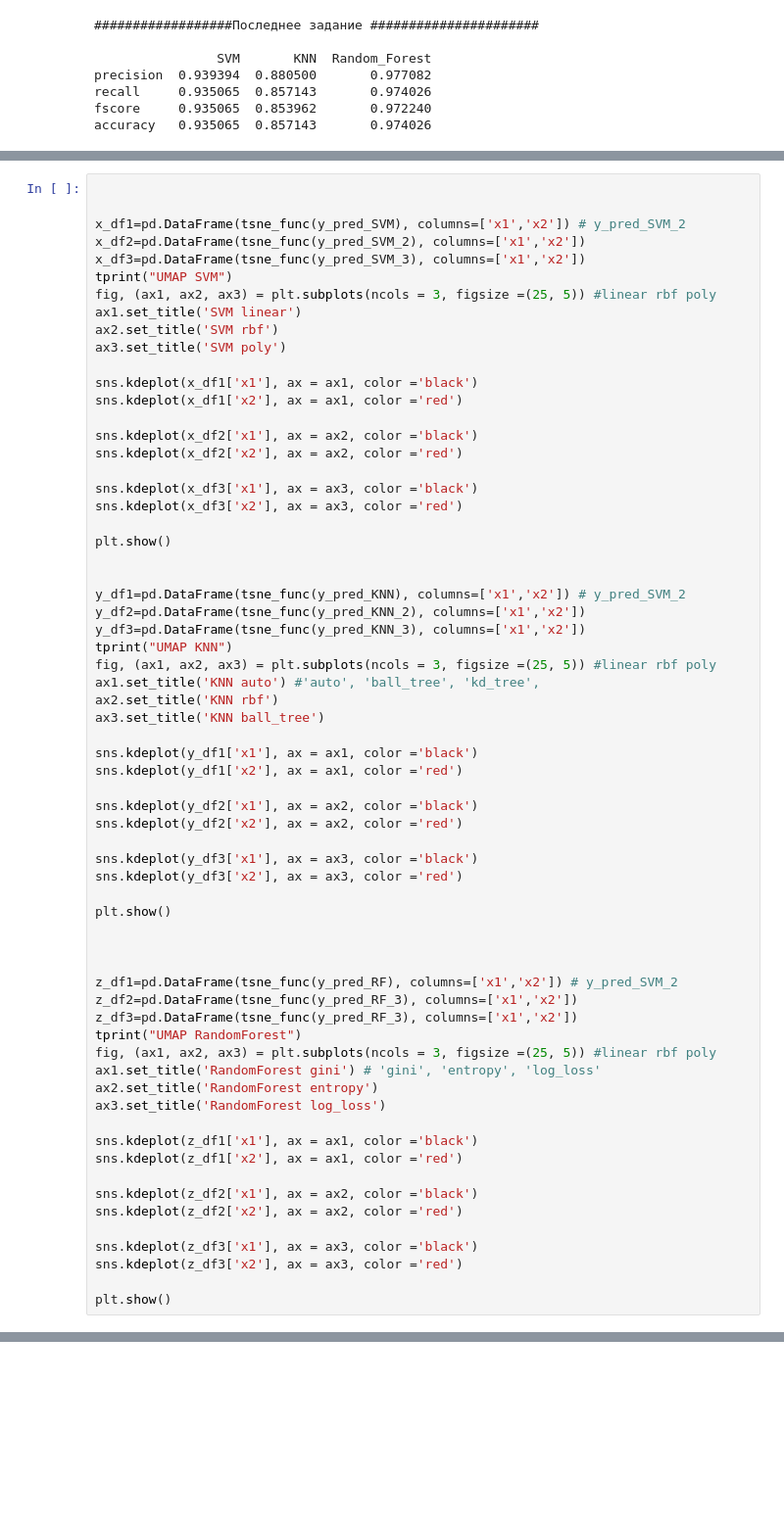
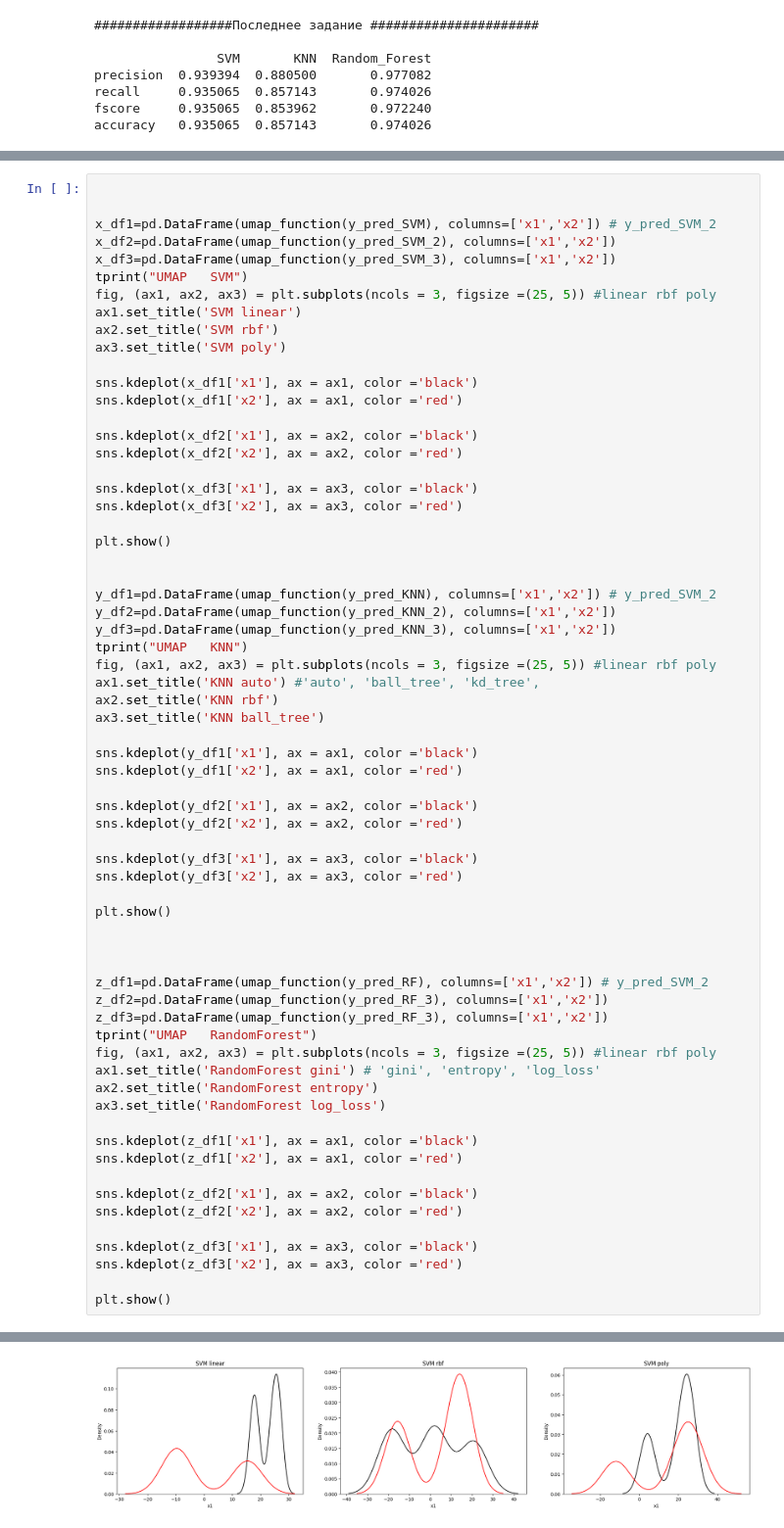
Before and after one commit to Raccoonn78/MagiCtr, a Jupyter notebook: Интеллектуальные системы и технологии/pr3/pr3.ipynb, the cells around one changed output, grey strips where cells are left out. Shown: that part at 98% size. Drawn from its saved outputs; the diff is of its cells as text; blank space fills up the shorter version.

```diff
--- a/Интеллектуальные системы и технологии/pr3/pr3.ipynb
+++ b/Интеллектуальные системы и технологии/pr3/pr3.ipynb
@@ -316,10 +316,10 @@ plt.show()
 # %%
 
 
-x_df1=pd.DataFrame(tsne_func(y_pred_SVM), columns=['x1','x2']) # y_pred_SVM_2
-x_df2=pd.DataFrame(tsne_func(y_pred_SVM_2), columns=['x1','x2'])
-x_df3=pd.DataFrame(tsne_func(y_pred_SVM_3), columns=['x1','x2'])
-tprint("UMAP SVM")
+x_df1=pd.DataFrame(umap_function(y_pred_SVM), columns=['x1','x2']) # y_pred_SVM_2
+x_df2=pd.DataFrame(umap_function(y_pred_SVM_2), columns=['x1','x2'])
+x_df3=pd.DataFrame(umap_function(y_pred_SVM_3), columns=['x1','x2'])
+tprint("UMAP   SVM")
 fig, (ax1, ax2, ax3) = plt.subplots(ncols = 3, figsize =(25, 5)) #linear rbf poly
 ax1.set_title('SVM linear')
 ax2.set_title('SVM rbf')
@@ -337,10 +337,10 @@ sns.kdeplot(x_df3['x2'], ax = ax3, color ='red')
 plt.show()
 
 
-y_df1=pd.DataFrame(tsne_func(y_pred_KNN), columns=['x1','x2']) # y_pred_SVM_2
-y_df2=pd.DataFrame(tsne_func(y_pred_KNN_2), columns=['x1','x2'])
-y_df3=pd.DataFrame(tsne_func(y_pred_KNN_3), columns=['x1','x2'])
-tprint("UMAP KNN")
+y_df1=pd.DataFrame(umap_function(y_pred_KNN), columns=['x1','x2']) # y_pred_SVM_2
+y_df2=pd.DataFrame(umap_function(y_pred_KNN_2), columns=['x1','x2'])
+y_df3=pd.DataFrame(umap_function(y_pred_KNN_3), columns=['x1','x2'])
+tprint("UMAP   KNN")
 fig, (ax1, ax2, ax3) = plt.subplots(ncols = 3, figsize =(25, 5)) #linear rbf poly
 ax1.set_title('KNN auto') #'auto', 'ball_tree', 'kd_tree',
 ax2.set_title('KNN rbf')
@@ -359,10 +359,10 @@ plt.show()
 
 
 
-z_df1=pd.DataFrame(tsne_func(y_pred_RF), columns=['x1','x2']) # y_pred_SVM_2
-z_df2=pd.DataFrame(tsne_func(y_pred_RF_3), columns=['x1','x2'])
-z_df3=pd.DataFrame(tsne_func(y_pred_RF_3), columns=['x1','x2'])
-tprint("UMAP RandomForest")
+z_df1=pd.DataFrame(umap_function(y_pred_RF), columns=['x1','x2']) # y_pred_SVM_2
+z_df2=pd.DataFrame(umap_function(y_pred_RF_3), columns=['x1','x2'])
+z_df3=pd.DataFrame(umap_function(y_pred_RF_3), columns=['x1','x2'])
+tprint("UMAP   RandomForest")
 fig, (ax1, ax2, ax3) = plt.subplots(ncols = 3, figsize =(25, 5)) #linear rbf poly
 ax1.set_title('RandomForest gini') # 'gini', 'entropy', 'log_loss'
 ax2.set_title('RandomForest entropy')
@@ -378,3 +378,4 @@ sns.kdeplot(z_df3['x1'], ax = ax3, color ='black')
 sns.kdeplot(z_df3['x2'], ax = ax3, color ='red')
 
 plt.show()
+# %% [output]
@@ -380,0 +387 @@ plt.show()
+[figure, added]
```
Also changed, not shown: parts of 2 cells of this notebook, 2 other files.
